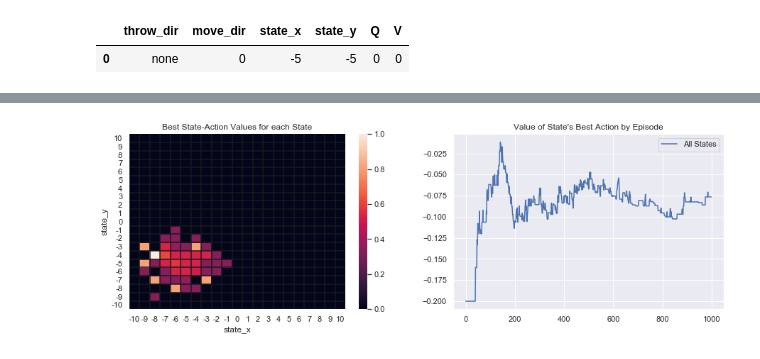
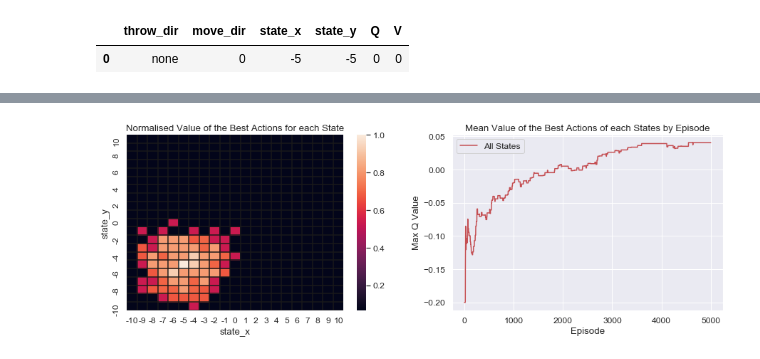
Before and after one commit to osbornep/rl4rl, a Jupyter notebook: Robot Cleaner/Part 1 - Applying RL Naively.ipynb, the cells around one changed output, grey strips where cells are left out. Cells and saved outputs as stored; diff of their text form; code cells hidden in the pictures.

```diff
--- a/Robot Cleaner/Part 1 - Applying RL Naively.ipynb
+++ b/Robot Cleaner/Part 1 - Applying RL Naively.ipynb
@@ -207,8 +236,8 @@ for a in range(0,action_cap):
 
     if (a==0) or (len(Q_table[(Q_table['state_x']==state_x) & (Q_table['state_y']==state_y)])==0):
 
-        throw_action_list = action_request(state_x, state_y)[0]
-        move_action_list = action_request(state_x, state_y)[1]
+        throw_action_list = action_request(state_x, state_y)[0][1][0]
+        move_action_list = action_request(state_x, state_y)[1][1][0]
         for throw_dir in throw_action_list:
             Q_table = Q_table.append(pd.DataFrame({'throw_dir':int(throw_dir),'move_dir':'none','state_x':state_x,'state_y':state_y,'Q':0}, index = [0]))
         for move_dir in move_action_list:
@@ -286,15 +297,16 @@ start_y = -5
 
 action_cap = 100
 
-epsilon = 0.1
+epsilon = 1
 alpha = 0.2
 gamma = 0.8
-V_bin = 0
 
-num_episodes = 1000
+num_episodes = 5000
 
 action_table = pd.DataFrame()
 best_actions_table = pd.DataFrame()
+Q_summary = pd.DataFrame()
+
 Q_table = pd.DataFrame()
 for e in range(0,num_episodes):
     clear_output(wait=True)
@@ -309,8 +321,8 @@ for e in range(0,num_episodes):
             state_y = new_y
 
         if ((e==0)&(a==0)) or (len(Q_table[(Q_table['state_x']==state_x) & (Q_table['state_y']==state_y)])==0):
-            throw_action_list = action_request(state_x, state_y)[0]
-            move_action_list = action_request(state_x, state_y)[1]
+            throw_action_list = action_request(state_x, state_y)[0][1][0]
+            move_action_list = action_request(state_x, state_y)[1][1][0]
             for throw_dir in throw_action_list:
                 Q_table = Q_table.append(pd.DataFrame({'throw_dir':int(throw_dir),'move_dir':'none','state_x':state_x,'state_y':state_y,'Q':0}, index = [0]))
             for move_dir in move_action_list:
@@ -352,6 +364,11 @@ for e in range(0,num_episodes):
             continue
     action_table = action_table.reset_index(drop=True)
 
+    # Output Mean/Sum of Q per episode for graph analysis
+
+    Q_summary = Q_summary.append(pd.DataFrame({'episode':e, 'mean_Q':np.mean(Q_table[Q_table['Q']!=0]['Q']), 'sum_Q': np.sum(Q_table[Q_table['Q']!=0]['Q'])},index=[e]))
+
+
     #Find best states
     if len(Q_table[Q_table['Q']!=0])==0:
         continue
@@ -379,7 +396,7 @@ for i in range(0,21):
             state_action_values = state_action_values.append(dummy)
 state_action_values = state_action_values.reset_index(drop=True)
 #Normalise Q values between 0 and 1 so that negative values are still plotted
-state_action_values['Q'] = np.where(state_action_values['Q']==0,min_Q, state_action_values['Q'])
+state_action_values['Q'] = np.where(state_action_values['Q']==0,(min_Q-(0.1*min_Q)), state_action_values['Q'])
 state_action_values['Q_norm'] = (state_action_values['Q'] - min(state_action_values['Q']))/(max(state_action_values['Q'])-min(state_action_values['Q']))
 state_action_values = state_action_values.sort_values('Q_norm',ascending=False).drop_duplicates(['state_x','state_y'])
 
@@ -396,0 +414,11 @@ throw action
+# %%
+# Analyse mean Q value of all known states (ignoring 0's) to evaluate whether results have converged or not
+sns.set(rc={'figure.figsize':(10,8)})
+sns.set(font_scale=1.5)
+plt.plot(Q_summary['episode'], Q_summary['mean_Q'],label='All States')
+plt.legend()
+plt.title("Mean Q Value of All Known States by Episode")
+plt.xlabel("Episode")
+plt.ylabel("Mean Q Value")
+
+plt.show()
@@ -397,24 +427,27 @@ throw action
 # %%
 sns.set(rc={'figure.figsize':(15,10)})
+sns.set(font_scale=1.1)
 pivot = state_action_values[["state_y", "state_x", "Q_norm"]].pivot("state_y", "state_x", "Q_norm")
 
 ax = plt.subplot(221)
 ax = sns.heatmap(pivot)
 ax.hlines(range(-10,21), *ax.get_xlim())
 ax.vlines(range(-10,21), *ax.get_ylim())
-ax.set_title("Best State-Action Values for each State")
+ax.set_title("Normalised Value of the Best Actions for each State")
 ax.invert_yaxis()
 
 ax2 = plt.subplot(222)
 #ax2.plot(start_state_action_values['episode'], start_state_action_values['Q'], label = "Start State")
-ax2.plot(best_actions_table[['episode','Q']].groupby('episode').mean().reset_index()['episode'],
-         best_actions_table[['episode','Q']].groupby('episode').mean().reset_index()['Q'],label='All States')
+ax2.plot(best_actions_table[best_actions_table['Q']!=0][['episode','Q']].groupby('episode').mean().reset_index()['episode'],
+         best_actions_table[best_actions_table['Q']!=0][['episode','Q']].groupby('episode').mean().reset_index()['Q'],label='All States',color='r')
 ax2.legend()
-ax2.set_title("Value of State's Best Action by Episode")
+ax2.set_title("Mean Value of the Best Actions of each States by Episode")
+ax2.set_xlabel("Episode")
+ax2.set_ylabel("Max Q Value")
 
 plt.show()
 # %% [output]
-[figure, old version]
+[figure, new version]
 # %%
 optimal_action_start_state = best_actions_table[(best_actions_table['state_x']==start_x)&(best_actions_table['state_y']==start_y)].sort_values('episode',ascending=False)
 if (optimal_action_start_state['throw_dir'].iloc[0]=="none"):
```
Also changed, not shown: parts of 14 cells of this notebook, 3 other files.
